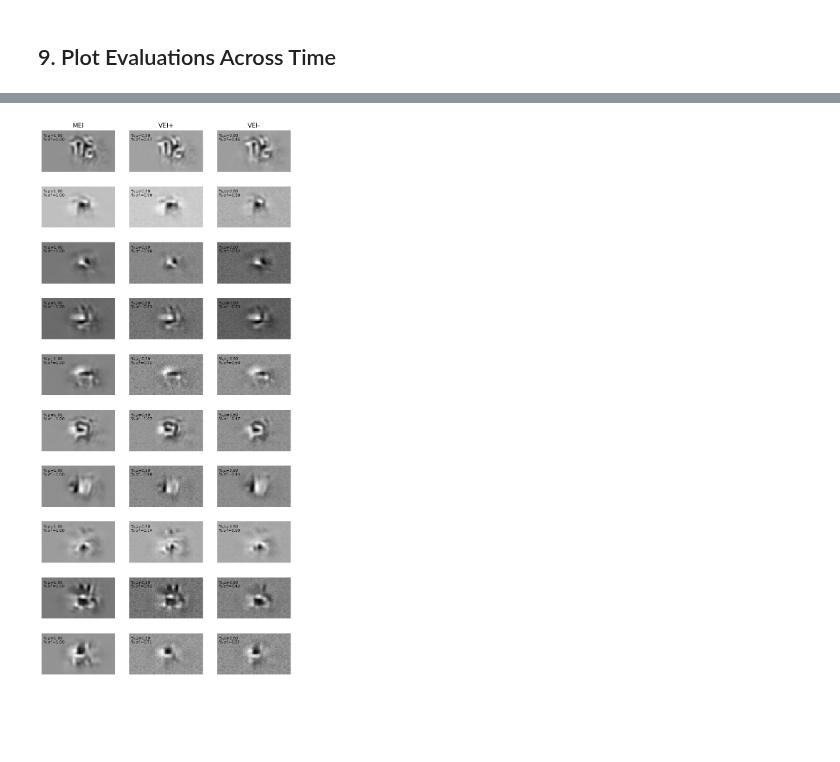
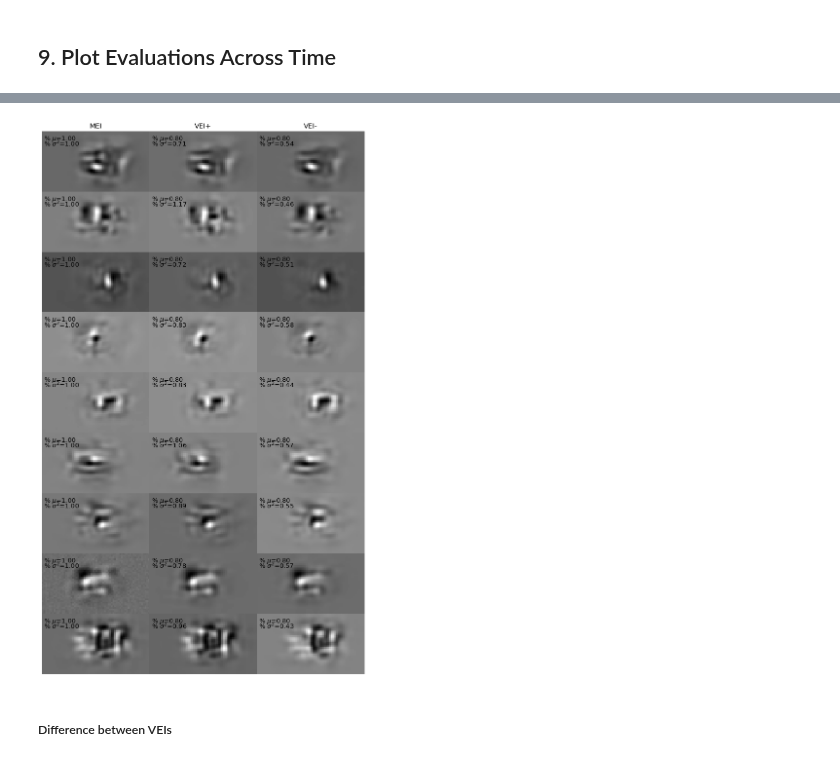
Before and after one commit to sinzlab/nnsysident, a Jupyter notebook: notebooks/mei_demo.ipynb, the cells around one changed output, grey strips where cells are left out. Drawn from its saved outputs; the diff is of its cells as text; code cells hidden in the pictures; blank space fills up the shorter version.

```diff
--- a/notebooks/mei_demo.ipynb
+++ b/notebooks/mei_demo.ipynb
@@ -84,0 +48,7 @@ Total: 10
+# %%
+keys = dj.AndList(["dataset_hash = 'd4869853a4fd946b12adf99b70f9f1cf'",
+             "ensemble_hash = '89233087b4af73dfea4dbca1fbc841d0'",
+             MEIMethod & "method_comment like '%L1%'",
+             f"unit_id in (32,  62,  68,  87,  89, 101, 131, 139, 149, 150)"
+            ])
+MEI.progress(keys)
@@ -271,6 +293,6 @@ for i, unit_id in enumerate(np.unique(MEI().fetch("unit_id"))):
 # %% [markdown]
 ## 9. Plot Evaluations Across Time
 # %%
-vei_method_hash = (MEIMethod() & "method_comment like '%VEI+%'").fetch1("method_hash")
-table = (MEI() & dict(ensemble_hash=ensemble_hash, unit_id=unit_ids[3], method_hash=vei_method_hash))
+vei_method_hash = (MEIMethod() & "method_comment like '%MEI%'").fetch1("method_hash")
+table = (MEI() & dict(ensemble_hash=ensemble_hash, method_hash=vei_method_hash)) #, unit_id=unit_ids[3]
 # %%
@@ -293,0 +332,9 @@ sns.despine(trim=True)
+# %%
+fig, axes = plt.subplots(4, 5, figsize=(15, 10), dpi=80)
+fontsize = 10
+
+for i, ax in enumerate(axes.flatten()):
+    ax.imshow(mei[i].squeeze(), cmap="gray")
+    ax.axis("off")
+    ax.set_title(r"$\mu$={:.2f}, $\sigma^2$={:.2f}".format(mean[i], variance[i]), fontsize=fontsize)
+fig.tight_layout()
@@ -294,36 +354,55 @@ sns.despine(trim=True)
 # %%
-finished_unit_ids = np.unique((MEI() * MEIMethod & "method_comment like '%VEI%'").fetch("unit_id"))
-model_types = ["MEI", "VEI+", "VEI-"] #"CEI",
-# finished_unit_ids = finished_unit_ids[:2]
+experiment_name = "Zhiwei0, alternative ensemble, OneValue init"
+model_types = ["MEI", "VEI+", "VEI-"]
 
-fig, axes = plt.subplots(len(finished_unit_ids), len(model_types), figsize=(3*len(model_types), 2*len(finished_unit_ids)), dpi=100)
+
+if "Monkey" in experiment_name:
+    ratio = 1
+    mei_table = MEIMonkey
+    experiment_table = MEIExperimentsMonkey
+    dpi=130
+else:
+    ratio = 64/36
+    mei_table = MEI
+    experiment_table = MEIExperimentsMouse
+    dpi = 80
+
+data_table = mei_table() * MEIMethod & (experiment_table.Restrictions() & f"experiment_name = '{experiment_name}'")
+finished_unit_ids = np.unique(data_table.fetch("unit_id"))
+ensemble_comment = np.unique((data_table * TrainedEnsembleModel).fetch("ensemble_comment")).item()
+
+fig, axes = plt.subplots(len(finished_unit_ids), len(model_types), figsize=(2*ratio*len(model_types), 2*len(finished_unit_ids)+.3), dpi=dpi)
 fontsize = 13
 
 for i in range(len(finished_unit_ids)):
     for j, mei_type in enumerate(model_types):
-        table = (MEI() * MEIMethod & f"method_comment like '%{mei_type}%'" & f"unit_id = {finished_unit_ids[i]}")
+        method_restr = f"method_comment like '%{mei_type}%'"
+        table = (data_table & f"unit_id = {finished_unit_ids[i]}" & method_restr)
         mei_path, mean, variance = table.fetch1("mei", "mean", "variance")
         if mei_type == "MEI":
             mei_mean = mean
             mei_variance = variance
         mei = load(mei_path)
         os.remove(mei_path)
         axes[i, j].imshow(mei.squeeze(), cmap="gray")
         axes[i, j].axis("off")
         axes[i, j].text(0.02,
                         .85,
                         r"% $\mu$={:.2f}".format(mean/mei_mean),
                         horizontalalignment='left',
                         transform=axes[i, j].transAxes,
-                        fontsize=fontsize*.6)
+                        fontsize=fontsize*.9)
         axes[i, j].text(0.02,
                         .75,
                         r"% $\sigma^2$={:.2f}".format(variance/mei_variance),
                         horizontalalignment='left',
                         transform=axes[i, j].transAxes,
-                        fontsize=fontsize*.6)
+                        fontsize=fontsize*.9)
         if i == 0:
             axes[i, j].set_title(mei_type, fontsize=fontsize)
-# fig.savefig("veis" + ".png", bbox_inches="tight", transparent=False)
+fig.subplots_adjust(wspace=0, hspace=-.1)
+# fig.savefig(experiment_name + ".png", bbox_inches="tight", transparent=False)
 # %% [output]
-[figure, old version]
+[figure, new version]
+# %% [markdown]
+##### Difference between VEIs
```
Also changed, not shown: parts of 56 cells of this notebook, 4 other files.
